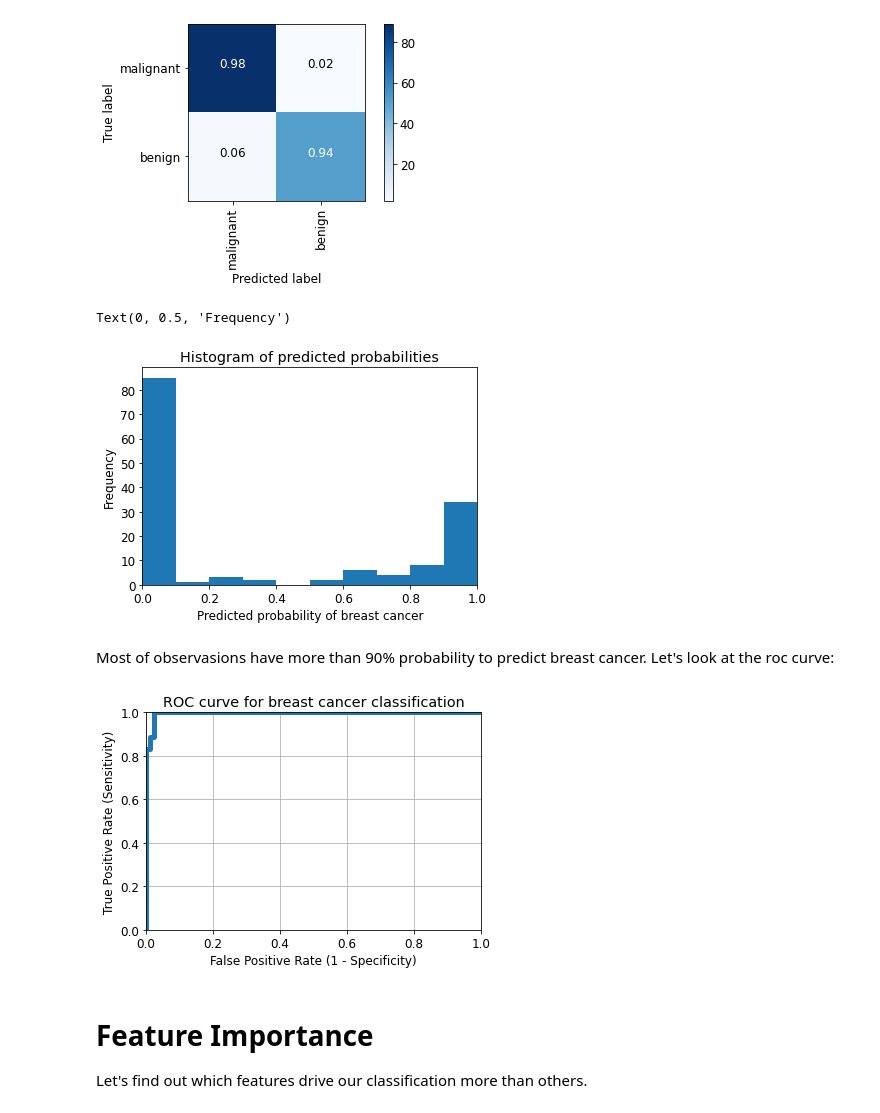
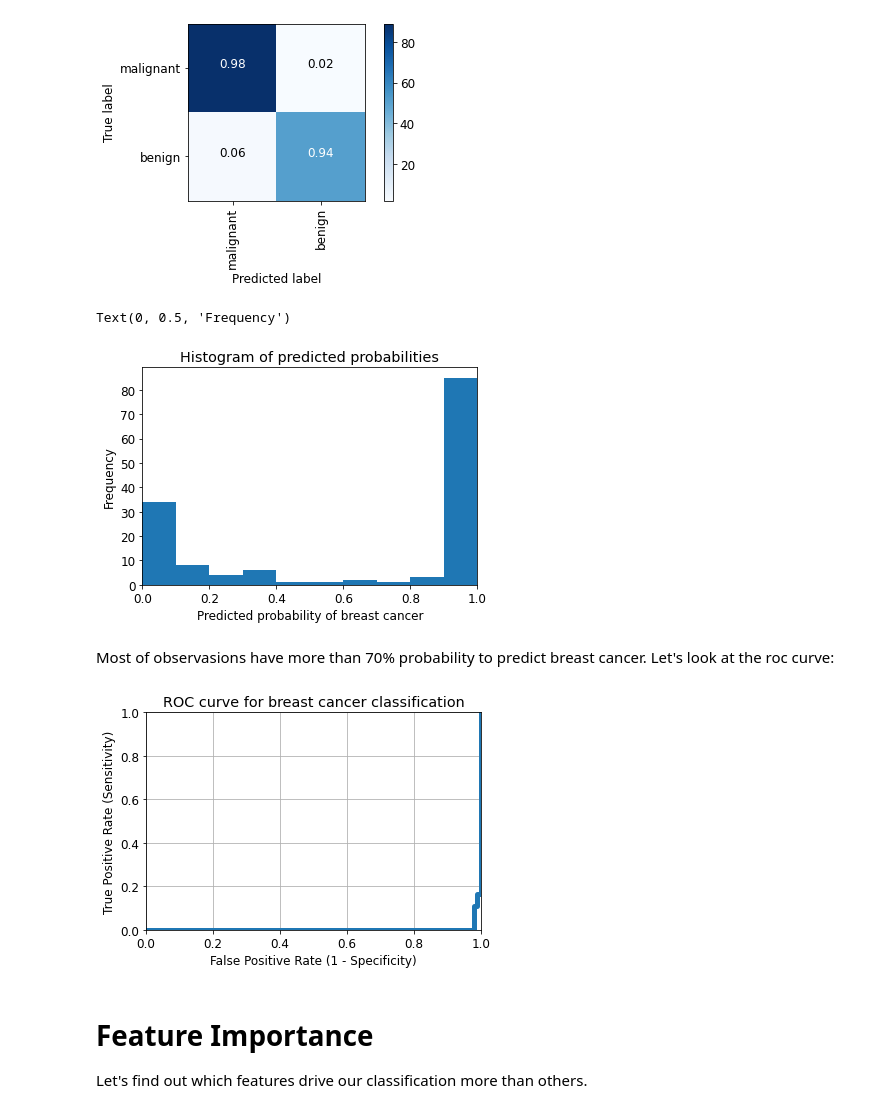
Before and after one commit to sina5/Breast-Cancer-Detection, a Jupyter notebook: bc.ipynb, the cells around one changed output. Drawn from its saved outputs; the diff is of its cells as text; code cells hidden in the pictures.

```diff
--- a/bc.ipynb
+++ b/bc.ipynb
@@ -250,17 +250,17 @@ plt.tight_layout()
 # %% [output]
 [figure]
 # %%
-y_prob = clf.predict_proba(X_test)[:, 1]
+y_prob = clf.predict_proba(X_test)[:, 0]
 plt.hist(y_prob, bins=10)
 plt.xlim(0,1)
 plt.title('Histogram of predicted probabilities')
 plt.xlabel('Predicted probability of breast cancer')
 plt.ylabel('Frequency')
 # %% [output]
 Text(0, 0.5, 'Frequency')
-[figure, old version]
+[figure, new version]
 # %% [markdown]
-Most of observasions have more than 90% probability to predict breast cancer. Let's look at the roc curve:
+Most of observasions have more than 70% probability to predict breast cancer. Let's look at the roc curve:
 # %%
 fpr, tpr, thresholds = roc_curve(y_test, y_prob,  pos_label=4 )
 plt.plot(fpr, tpr, linewidth=5)
@@ -272,7 +272,7 @@ plt.xlabel('False Positive Rate (1 - Specificity)')
 plt.ylabel('True Positive Rate (Sensitivity)')
 plt.grid(True)
 # %% [output]
-[figure, old version]
+[figure, new version]
 # %% [markdown]
 # Feature Importance
 Let's find out which features drive our classification more than others.
```
Also changed, not shown: parts of 1 cell of this notebook.
